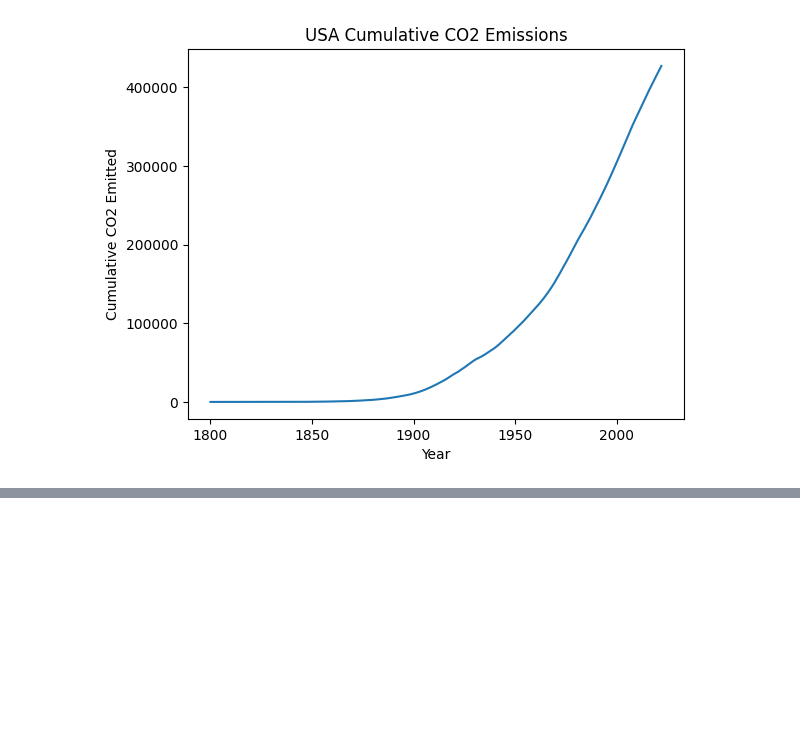
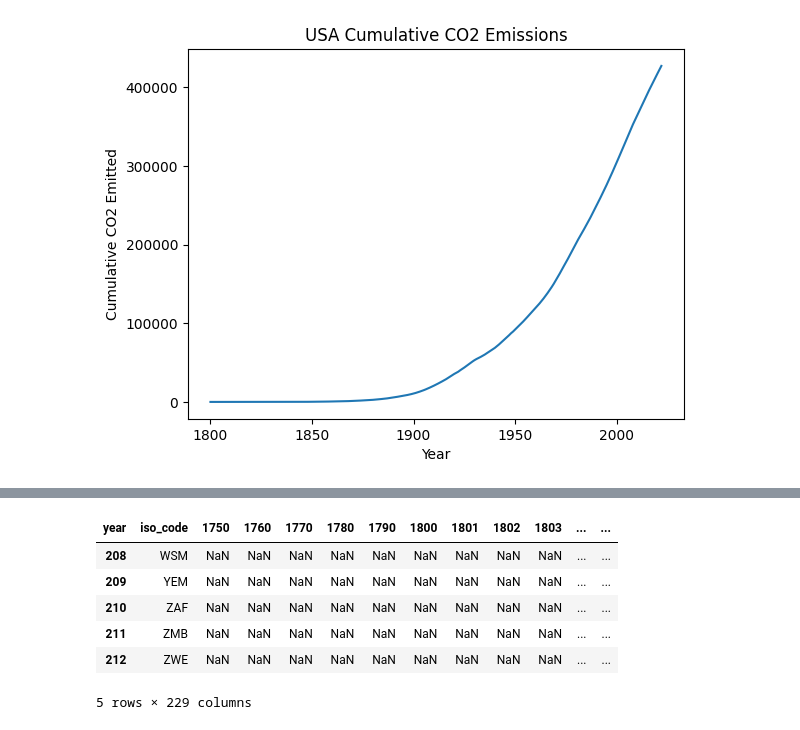
Before and after one commit to mferretti314/436-dataviz, a Jupyter notebook: phase 3/artifacts/cumulative_transform.ipynb, the cells around one changed output, grey strips where cells are left out. Cells and saved outputs as stored; diff of their text form; code cells hidden in the pictures; blank space fills up the shorter version.

```diff
--- a/phase 3/artifacts/cumulative_transform.ipynb
+++ b/phase 3/artifacts/cumulative_transform.ipynb
@@ -64,0 +30,25 @@ grid['anom'].plot()
+# %%
+# Transform data for use with plotly
+
+# edit these values to change what gets produced
+data = pd.read_csv("../../datasets/OWID_emissions.csv")
+column = "co2_per_capita"
+compute_cumulative = False
+
+# code here
+if compute_cumulative:
+    data[column] = data.groupby('iso_code')[column].cumsum()
+
+data = data[[column, 'iso_code','year']]
+data.dropna(inplace=True)
+data = data.pivot(index='iso_code',columns='year',values=column).reset_index()
+data.to_csv("../../datasets/OWID_" + column + "_pivoted.csv")
+data.tail()
+# %% [output]
+| year | iso_code | 1750 | 1760 | 1770 | 1780 | 1790 | 1800 | 1801 | 1802 | 1803 | ... | ... |
+| 208 | WSM | NaN | NaN | NaN | NaN | NaN | NaN | NaN | NaN | NaN | ... | ... |
+| 209 | YEM | NaN | NaN | NaN | NaN | NaN | NaN | NaN | NaN | NaN | ... | ... |
+| 210 | ZAF | NaN | NaN | NaN | NaN | NaN | NaN | NaN | NaN | NaN | ... | ... |
+| 211 | ZMB | NaN | NaN | NaN | NaN | NaN | NaN | NaN | NaN | NaN | ... | ... |
+| 212 | ZWE | NaN | NaN | NaN | NaN | NaN | NaN | NaN | NaN | NaN | ... | ... |
+5 rows × 229 columns
```
Also changed, not shown: parts of 4 cells of this notebook, 3 other files.
